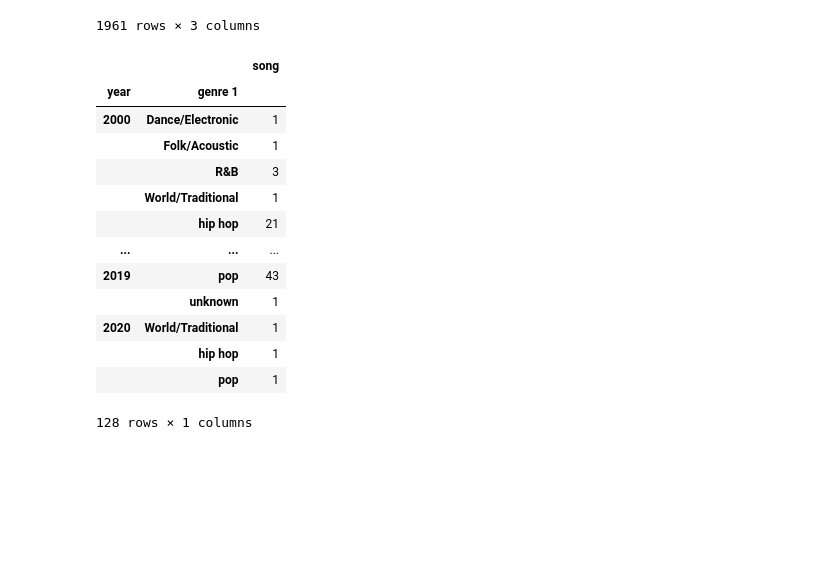
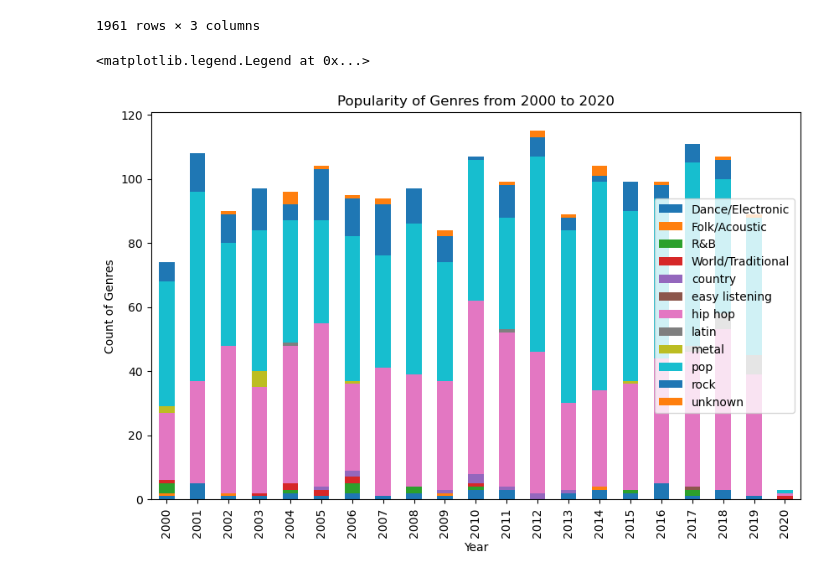
Before and after one commit to joseph-karadakis/GitGud, a Jupyter notebook: JTL_top_hits_genres.ipynb, the cells around one changed output. Saved outputs shown, nothing was run; the diff lists cells and outputs as text; code cells hidden in the pictures; blank space fills up the shorter version.

Commit message:
pivoted chart

```diff
--- a/JTL_top_hits_genres.ipynb
+++ b/JTL_top_hits_genres.ipynb
@@ -153,19 +153,16 @@ year_filter
 # %%
 # Group the data by year and genre, and calculate the count for each genre
 top_year_genre = year_filter.groupby(['year', 'genre 1']).count()
-top_year_genre
+
+# Pivot the data to get the counts of songs by year and genre
+pivoted_genres = top_year_genre.pivot_table(index='year', columns='genre 1', values='song', aggfunc='sum')
+pivoted_genres
+
+pivoted_genres.plot(kind='bar', stacked=True, figsize=(10,6))
+plt.xlabel('Year')
+plt.ylabel('Count of Genres')
+plt.title('Popularity of Genres from 2000 to 2020')
+plt.legend(loc = 'right')
 # %% [output]
-|  |  | song |
-| year | genre 1 |  |
-| 2000 | Dance/Electronic | 1 |
-|  | Folk/Acoustic | 1 |
-|  | R&B | 3 |
-|  | World/Traditional | 1 |
-|  | hip hop | 21 |
-| ... | ... | ... |
-| 2019 | pop | 43 |
-|  | unknown | 1 |
-| 2020 | World/Traditional | 1 |
-|  | hip hop | 1 |
-|  | pop | 1 |
-128 rows × 1 columns
+<matplotlib.legend.Legend at 0x...>
+[figure, added]
```
Also changed, not shown: parts of 1 cell of this notebook.
